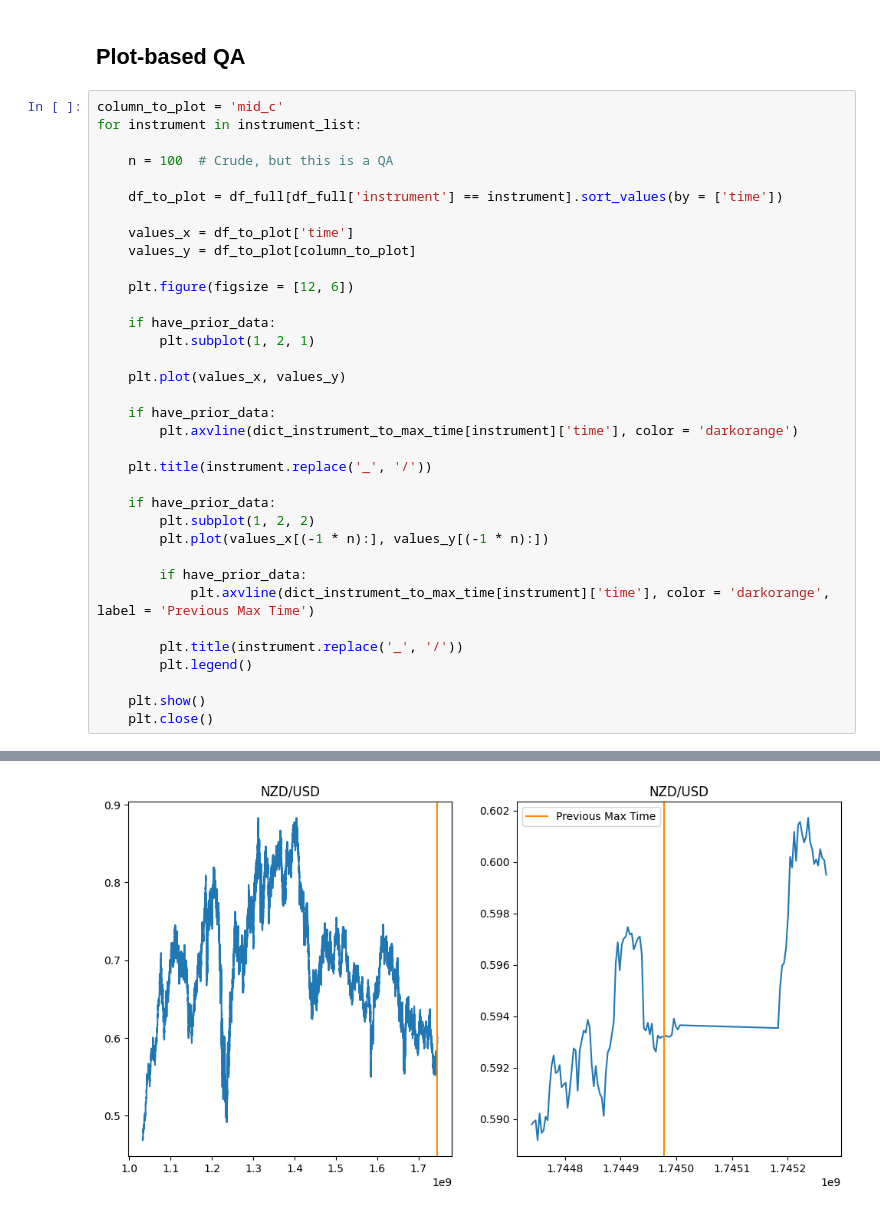
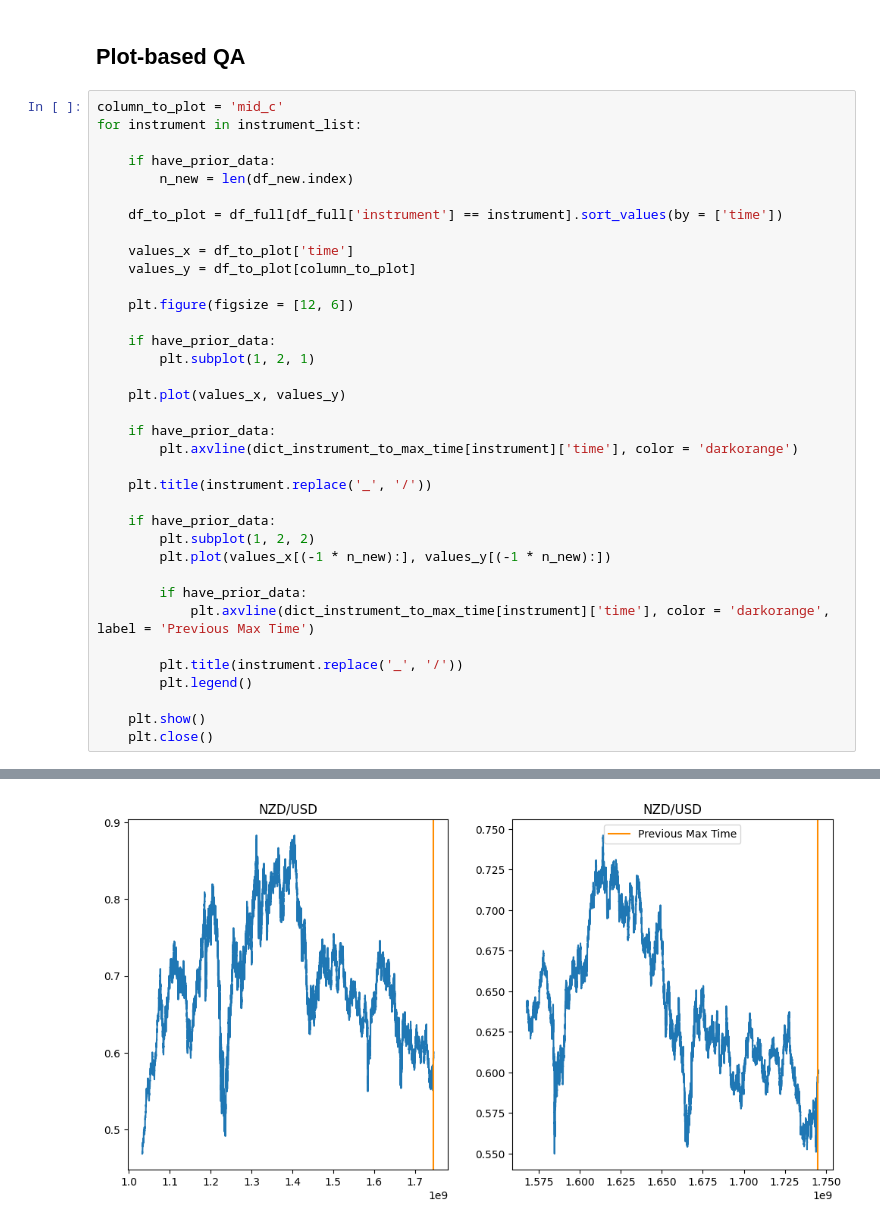
Before and after one commit to badassdatascience/badass-data-science, a Jupyter notebook: badassdatascience/forex/database/populate_and_update/mongodb/get_candles_notebook.ipynb, the cells around one changed output, grey strips where cells are left out. Drawn from its saved outputs; the diff is of its cells as text.

```diff
--- a/badassdatascience/forex/database/populate_and_update/mongodb/get_candles_notebook.ipynb
+++ b/badassdatascience/forex/database/populate_and_update/mongodb/get_candles_notebook.ipynb
@@ -351,7 +351,8 @@ print(len(df_full.index))
 column_to_plot = 'mid_c'
 for instrument in instrument_list:
 
-    n = 100  # Crude, but this is a QA
+    if have_prior_data:
+        n_new = len(df_new.index)
 
     df_to_plot = df_full[df_full['instrument'] == instrument].sort_values(by = ['time'])
 
@@ -372,7 +373,7 @@ for instrument in instrument_list:
 
     if have_prior_data:
         plt.subplot(1, 2, 2)
-        plt.plot(values_x[(-1 * n):], values_y[(-1 * n):])
+        plt.plot(values_x[(-1 * n_new):], values_y[(-1 * n_new):])
 
         if have_prior_data:
             plt.axvline(dict_instrument_to_max_time[instrument]['time'], color = 'darkorange', label = 'Previous Max Time')
@@ -392 +393 @@ for instrument in instrument_list:
-[figure, old version]
+[figure, new version]
```
Also changed, not shown: parts of 1 cell of this notebook.
